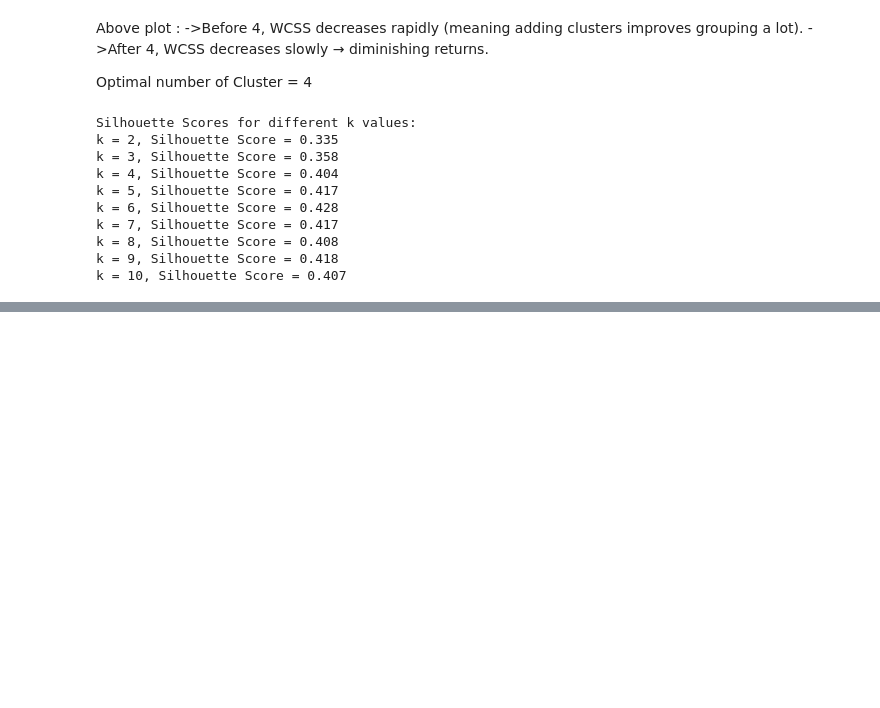
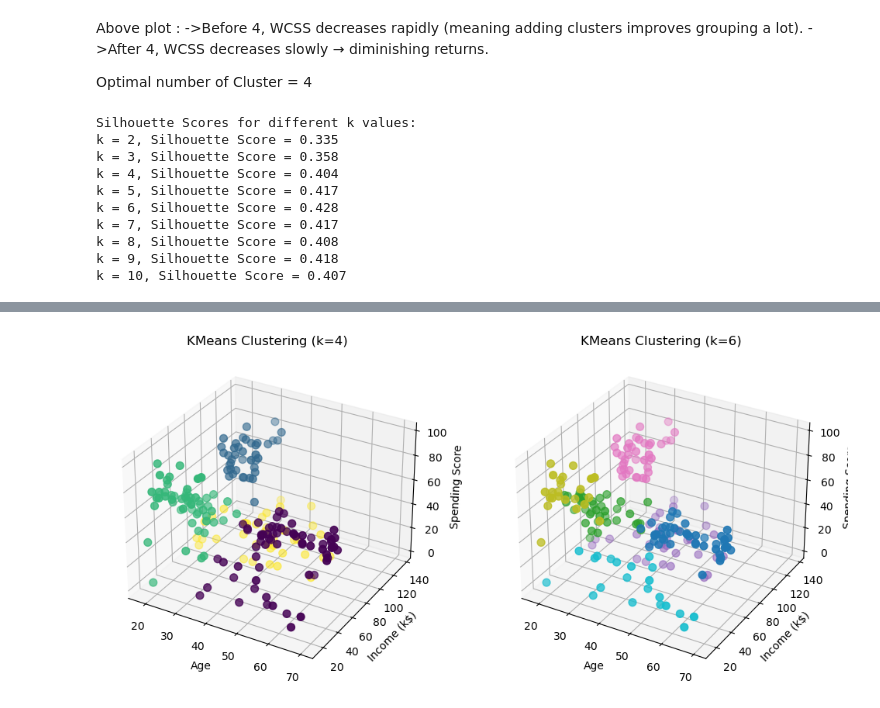
Before and after one commit to Narendersingh007/customer-segmentation, a Jupyter notebook: notebooks/customer_segmentation.ipynb, the cells around one changed output, grey strips where cells are left out. Drawn from its saved outputs; the diff is of its cells as text; code cells hidden in the pictures; blank space fills up the shorter version.

```diff
--- a/notebooks/customer_segmentation.ipynb
+++ b/notebooks/customer_segmentation.ipynb
@@ -179,0 +329,27 @@ k = 10, Silhouette Score = 0.407
+# %%
+from mpl_toolkits.mplot3d import Axes3D
+import matplotlib.pyplot as plt
+
+# 3D Plot for k=4
+fig = plt.figure(figsize=(12,6))
+
+ax1 = fig.add_subplot(121, projection='3d')
+ax1.scatter(df["Age"], df["Annual Income (k$)"], df["Spending Score (1-100)"],
+            c=df["Cluster_k4"], cmap="viridis", s=50)
+ax1.set_title("KMeans Clustering (k=4)")
+ax1.set_xlabel("Age")
+ax1.set_ylabel("Income (k$)")
+ax1.set_zlabel("Spending Score")
+
+# 3D Plot for k=6
+ax2 = fig.add_subplot(122, projection='3d')
+ax2.scatter(df["Age"], df["Annual Income (k$)"], df["Spending Score (1-100)"],
+            c=df["Cluster_k6"], cmap="tab10", s=50)
+ax2.set_title("KMeans Clustering (k=6)")
+ax2.set_xlabel("Age")
+ax2.set_ylabel("Income (k$)")
+ax2.set_zlabel("Spending Score")
+
+plt.show()
+# %% [output]
+[figure, added]
```
Also changed, not shown: parts of 10 cells of this notebook.
